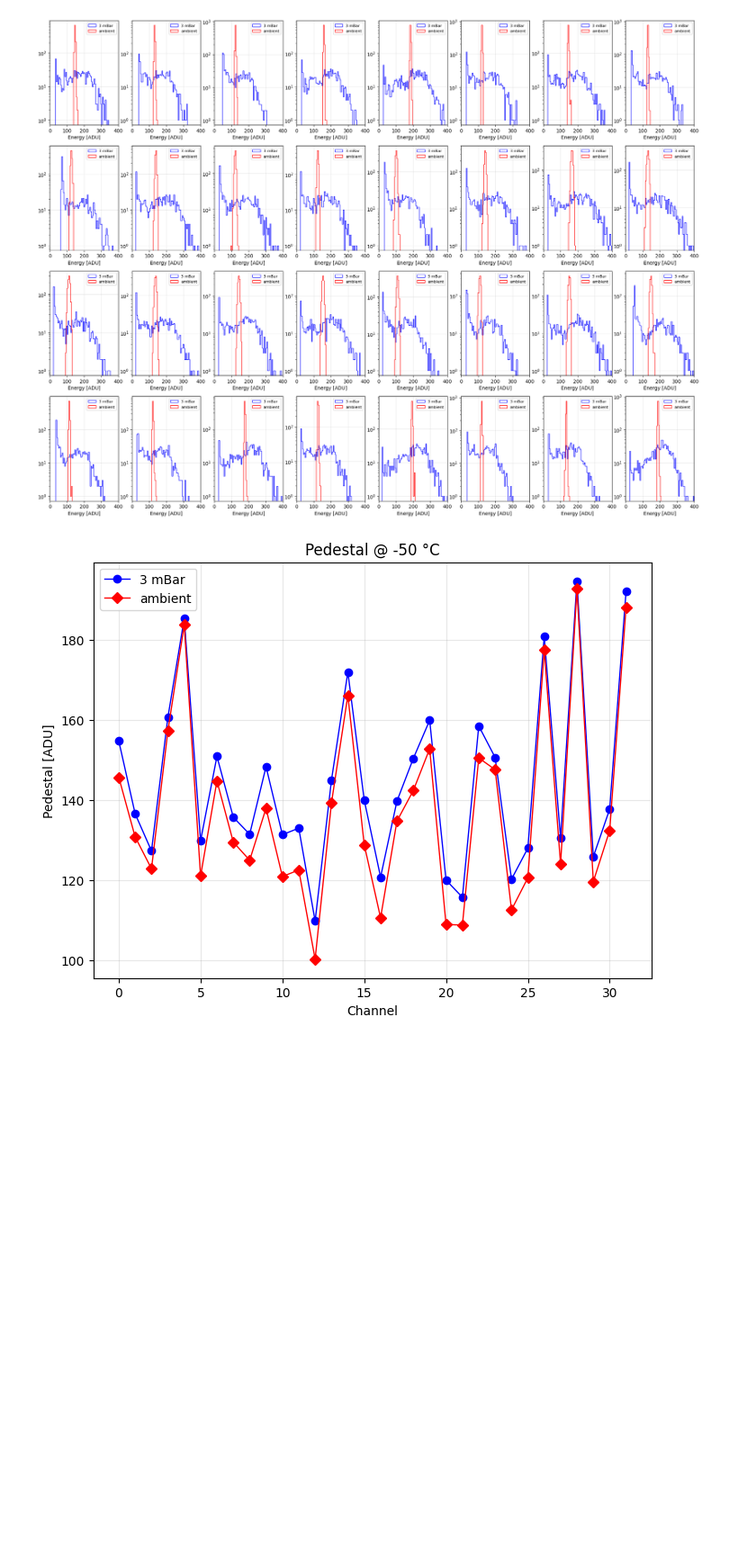
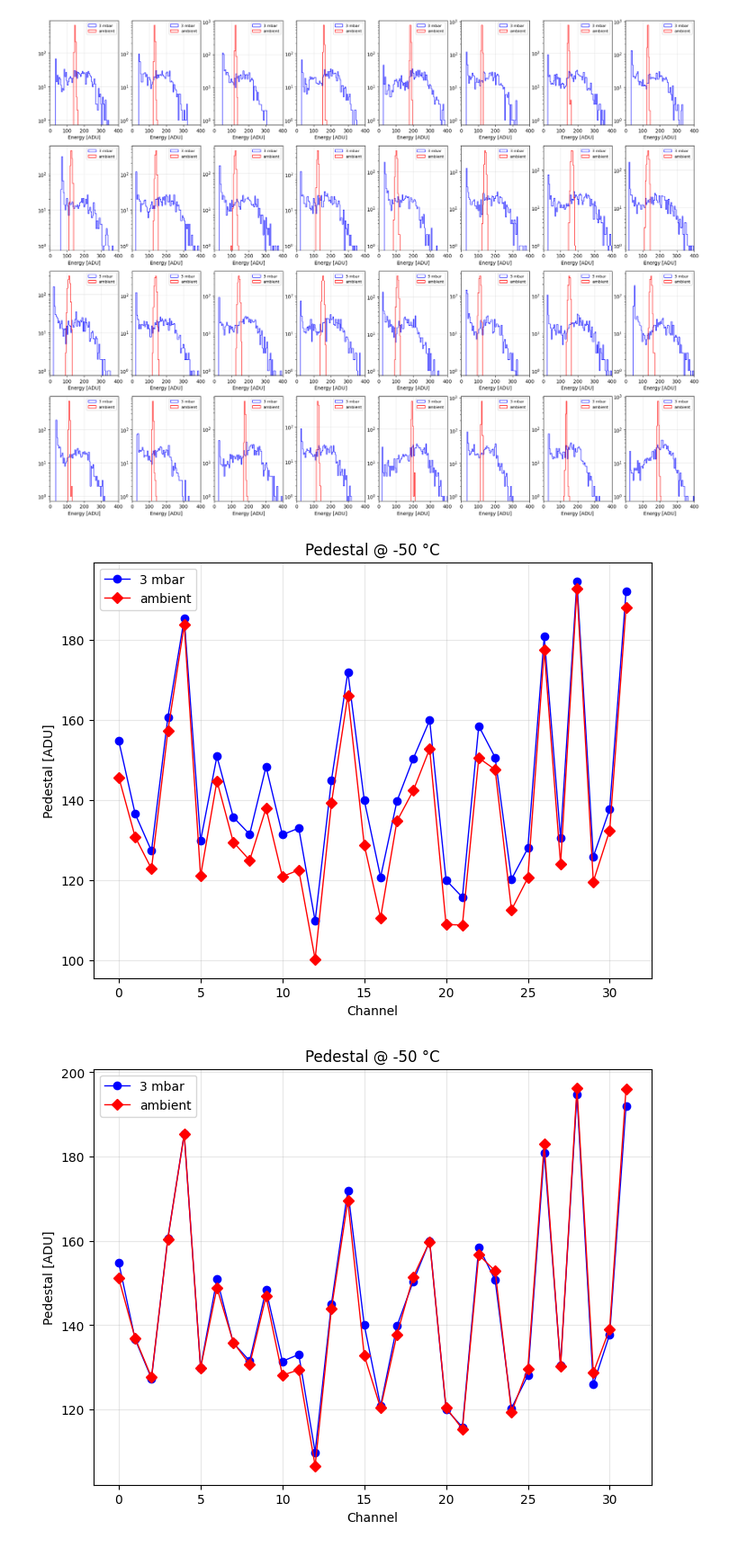
Before and after one commit to microlab-unibg/GAPS_TVAC_module_029_test, a Jupyter notebook: pedestal.ipynb, the cells around one changed output. Shown at 90% size. Cells and saved outputs as stored; diff of their text form; code cells hidden in the pictures; blank space fills up the shorter version.

```diff
--- a/pedestal.ipynb
+++ b/pedestal.ipynb
@@ -265,7 +265,7 @@ for ch in channels:
         stacked=True,
         fill=False,
         color="blue",
-        label="3 mBar",
+        label="3 mbar",
     )
 
     ped_temp_press_ch = ped_alltemps_press[
@@ -281,7 +281,7 @@ for ch in channels:
         stacked=True,
         fill=False,
         color="red",
-        label="6 mBar",
+        label="6 mbar",
     )
 
     ped_temp_press_ch = ped_alltemps_press[
@@ -297,7 +297,7 @@ for ch in channels:
         stacked=True,
         fill=False,
         color="green",
-        label="10 mBar",
+        label="10 mbar",
     )
 
     plt.legend(loc="upper right", fontsize=8)
@@ -396,7 +396,7 @@ plt.show()
 # %% [output]
 [figure]
 # %%
-# Plot pedestal at -50 °C at 3 mBar and ambient
+# Plot pedestal at -50 °C at 3 mbar and ambient
 
 ped_alltemps_press = read_data("ped_alltemps_press", cache_folder)
 
@@ -418,7 +418,7 @@ for ch in channels:
         stacked=True,
         fill=False,
         color="blue",
-        label="3 mBar",
+        label="3 mbar",
     )
 
     ped_temp_press_ch = ped_alltemps_press[
@@ -463,34 +463,58 @@ for ch in channels:
         & (ped_alltemps_press["pressure"] == 3)
         & (ped_alltemps_press["ch"] == ch)
     ]["pedestal"]
     ped_temp_press_ch = reject_outliers(ped_temp_press_ch, np.mean(ped_temp_press_ch))
     ped_mean = np.mean(ped_temp_press_ch)
     ped_means_m50.append(ped_mean)
 
 # -50 C, ambient
 ped_means_amb = []
 for ch in channels:
     ped_temp_press_ch = ped_alltemps_press[
         (ped_alltemps_press["temperature"] == -55)
         & (ped_alltemps_press["pressure"] == 1013.25)
         & (ped_alltemps_press["ch"] == ch)
     ]["pedestal"]
     ped_temp_press_ch = reject_outliers(ped_temp_press_ch, np.mean(ped_temp_press_ch))
     ped_mean = np.mean(ped_temp_press_ch)
     ped_means_amb.append(ped_mean)
 
 plt.clf()
-plt.plot(channels, ped_means_m50, "-o", color="blue", linewidth=1, label="3 mBar")
+plt.plot(channels, ped_means_m50, "-o", color="blue", linewidth=1, label="3 mbar")
 plt.plot(channels, ped_means_amb, "-D", color="red", linewidth=1, label="ambient")
 
 plt.legend()
 plt.grid(alpha=0.3)
 plt.xlabel("Channel")
 plt.ylabel("Pedestal [ADU]")
 plt.title("Pedestal @ -50 °C")
 plt.show()
+
+# -50 C, ambient
+ped_means_amb = []
+for ch in channels:
+    ped_temp_press_ch = ped_alltemps_press[
+        (ped_alltemps_press["temperature"] == -37)
+        & (ped_alltemps_press["pressure"] == 1013.25)
+        & (ped_alltemps_press["ch"] == ch)
+    ]["pedestal"]
+    ped_temp_press_ch = reject_outliers(ped_temp_press_ch, np.mean(ped_temp_press_ch))
+    ped_mean = np.mean(ped_temp_press_ch)
+    ped_means_amb.append(ped_mean)
+
+plt.clf()
+plt.plot(channels, ped_means_m50, "-o", color="blue", linewidth=1, label="3 mbar")
+plt.plot(channels, ped_means_amb, "-D", color="red", linewidth=1, label="ambient")
+
+plt.legend()
+plt.grid(alpha=0.3)
+plt.xlabel("Channel")
+plt.ylabel("Pedestal [ADU]")
+plt.title("Pedestal @ -50 °C")
+plt.show()
 # %% [output]
 [figure]
+[figure, added]
 # %%
 # Compare pedestal mean at all temperatures
 
```
Also changed, not shown: parts of 3 cells of this notebook, 3 other files.
